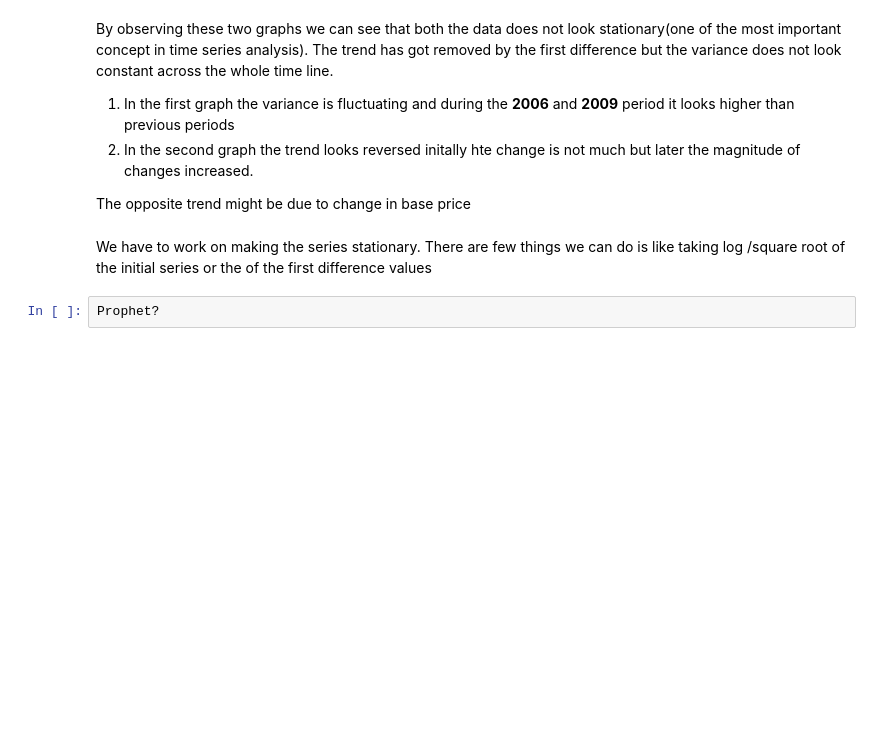
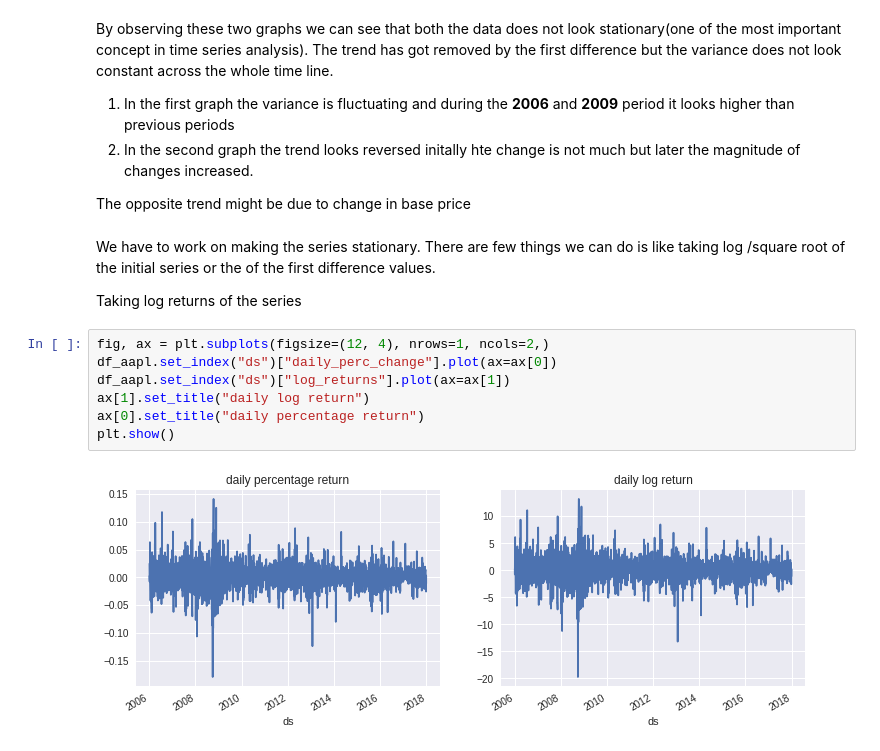
Before and after one commit to saurabh2086/timeSeriesAnalysis, a Jupyter notebook: DJIA_Data.ipynb, the cells around one changed output. Cells and saved outputs as stored; diff of their text form; blank space fills up the shorter version.

```diff
--- a/DJIA_Data.ipynb
+++ b/DJIA_Data.ipynb
@@ -318,6 +357,15 @@ The trend has got removed by the first difference but the variance does not look
 
 The opposite trend might be due to change in base price
 # %% [markdown]
-We have to work on making the series stationary. There are few things we can do is like taking log /square root of the initial series or the of the first difference values
+We have to work on making the series stationary. There are few things we can do is like taking log /square root of the initial series or the of the first difference values.
+
+Taking log returns of the series
-# %%
-Prophet?
+# %%
+fig, ax = plt.subplots(figsize=(12, 4), nrows=1, ncols=2,)
+df_aapl.set_index("ds")["daily_perc_change"].plot(ax=ax[0])
+df_aapl.set_index("ds")["log_returns"].plot(ax=ax[1])
+ax[1].set_title("daily log return")
+ax[0].set_title("daily percentage return")
+plt.show()
+# %% [output]
+[figure, added]
```
Also changed, not shown: parts of 82 cells of this notebook.
